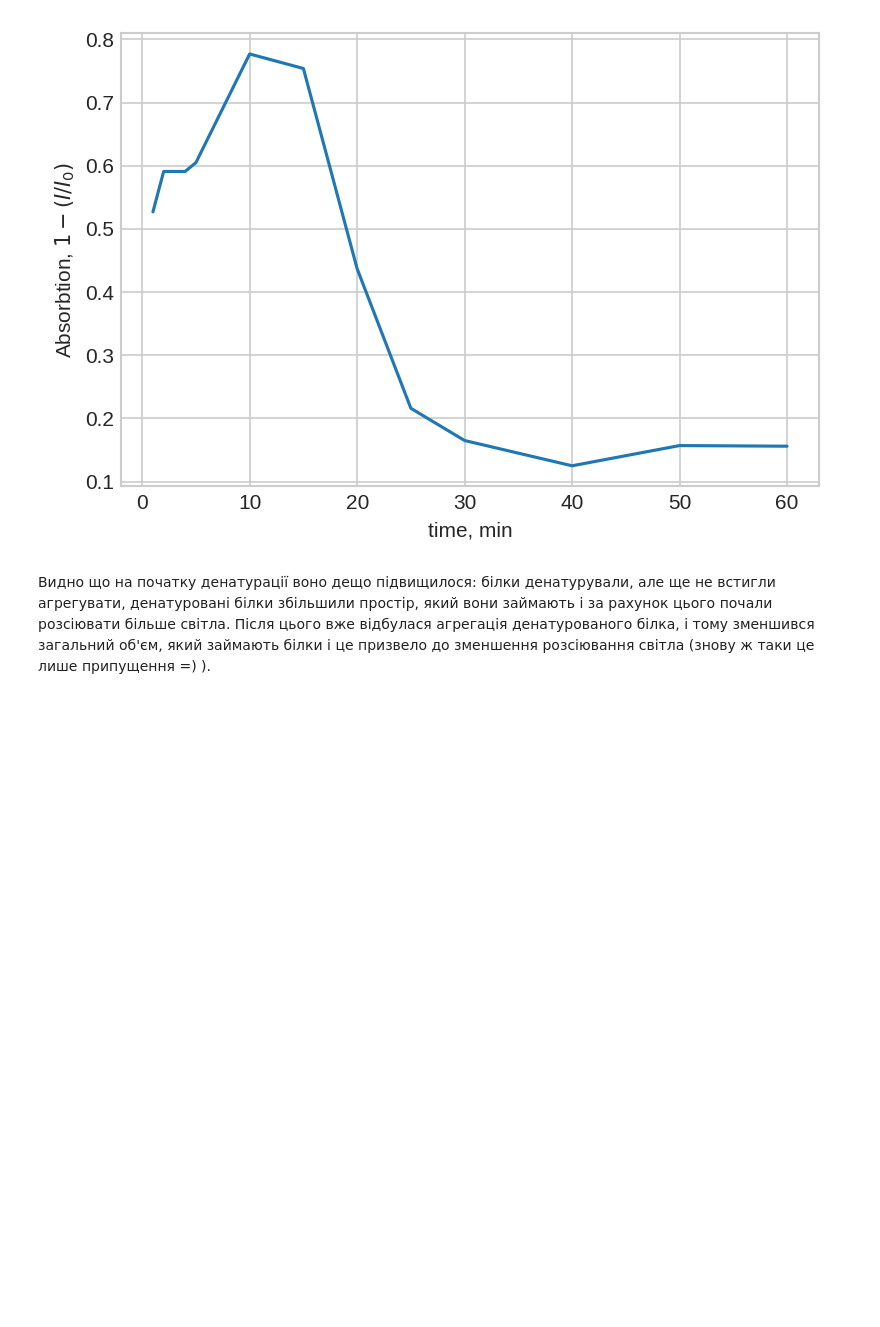
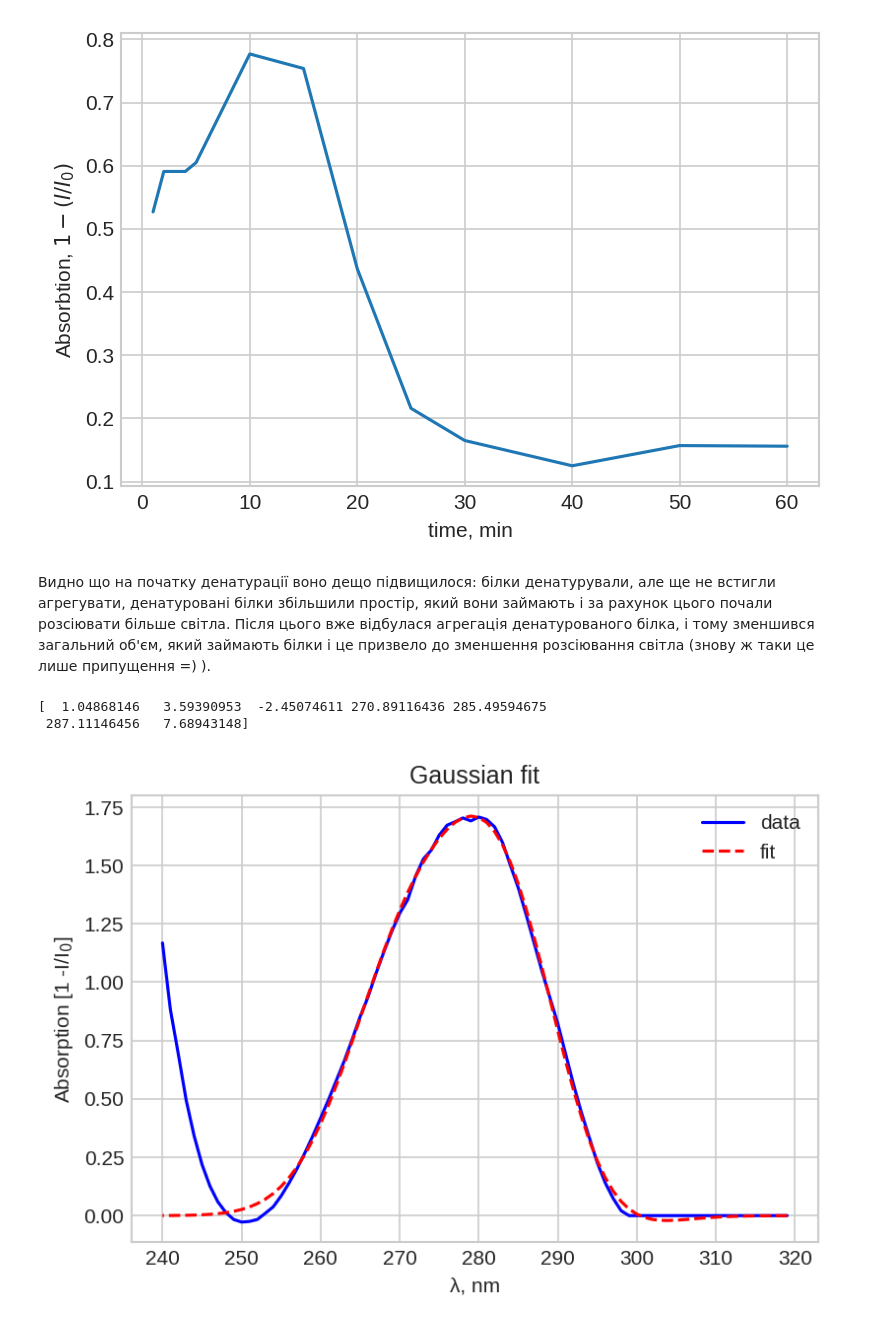
Before and after one commit to platycristate/BiophysicsLabs, a Jupyter notebook: denaturation/denaturation_analysis.ipynb, the cells around one changed output. Cells and saved outputs as stored; diff of their text form; code cells hidden in the pictures; blank space fills up the shorter version.

Commit message:
gaussian fit

```diff
--- a/denaturation/denaturation_analysis.ipynb
+++ b/denaturation/denaturation_analysis.ipynb
@@ -149,0 +153,29 @@ plt.xlabel('time, min');
+# %%
+x = np.array(spect['lambda, nm'][380:460])
+y = np.array(spect_align[60][380:460])
+
+
+mean = sum(x * y) / sum(y)
+sigma = np.sqrt(sum(y * (x - mean)**2) / sum(y))
+
+def Gauss(x, a1, a2, a3, x01, x02, x03, sigma):
+    aa1 = a1 * np.exp(-(x - x01)**2 / (2 * sigma**2))
+    aa2 = a2 * np.exp(-(x - x02)**2 / (2 * sigma**2))
+    aa3 = a3 * np.exp(-(x - x03)**2 / (2 * sigma**2))
+    return aa1 + aa2 + aa3
+
+popt,pcov = curve_fit(Gauss, x, y, p0=[*y[np.where(x == 268)], *y[np.where(x == 286)], *y[np.where(x == 293)], 268, 286, 293, sigma])
+print(popt)
+
+plt.figure(dpi=150)
+plt.plot(x, y, 'b', label='data')
+plt.plot(x, Gauss(x, *popt), 'r--', label='fit')
+plt.legend()
+plt.title('Gaussian fit')
+plt.xlabel('λ, nm')
+plt.ylabel('Absorption [1 -I/I$_0$]')
+plt.show()
+# %% [output]
+[  1.04868146   3.59390953  -2.45074611 270.89116436 285.49594675
+ 287.11146456   7.68943148]
+[figure, added]
```
Also changed, not shown: parts of 3 cells of this notebook.
